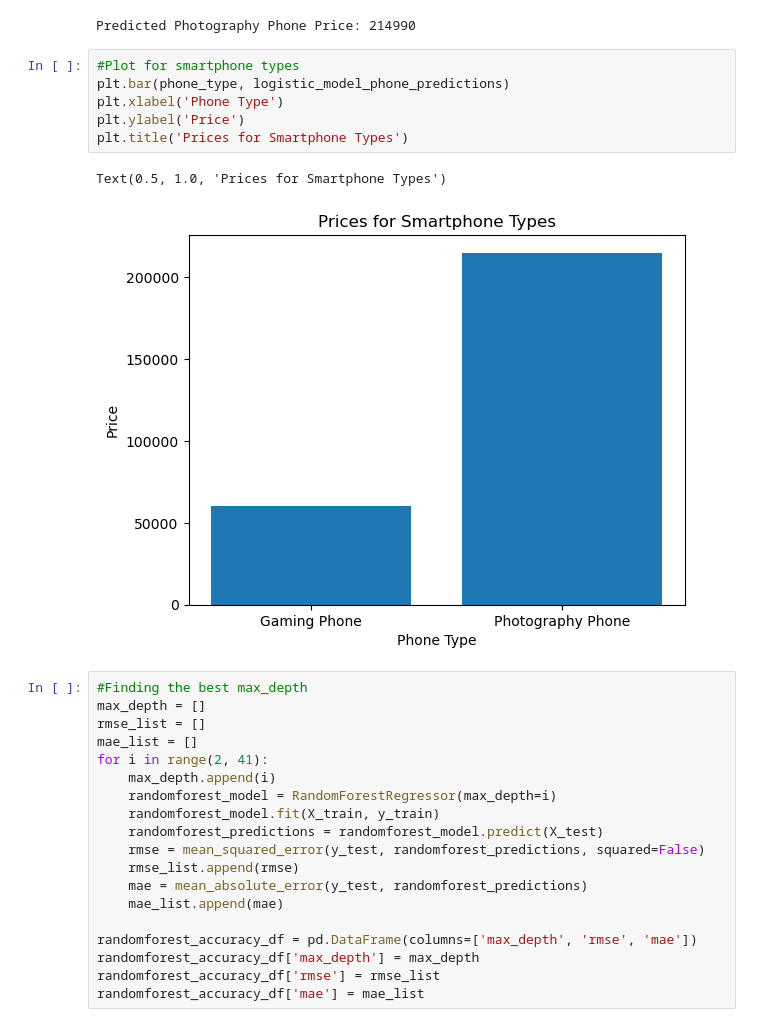
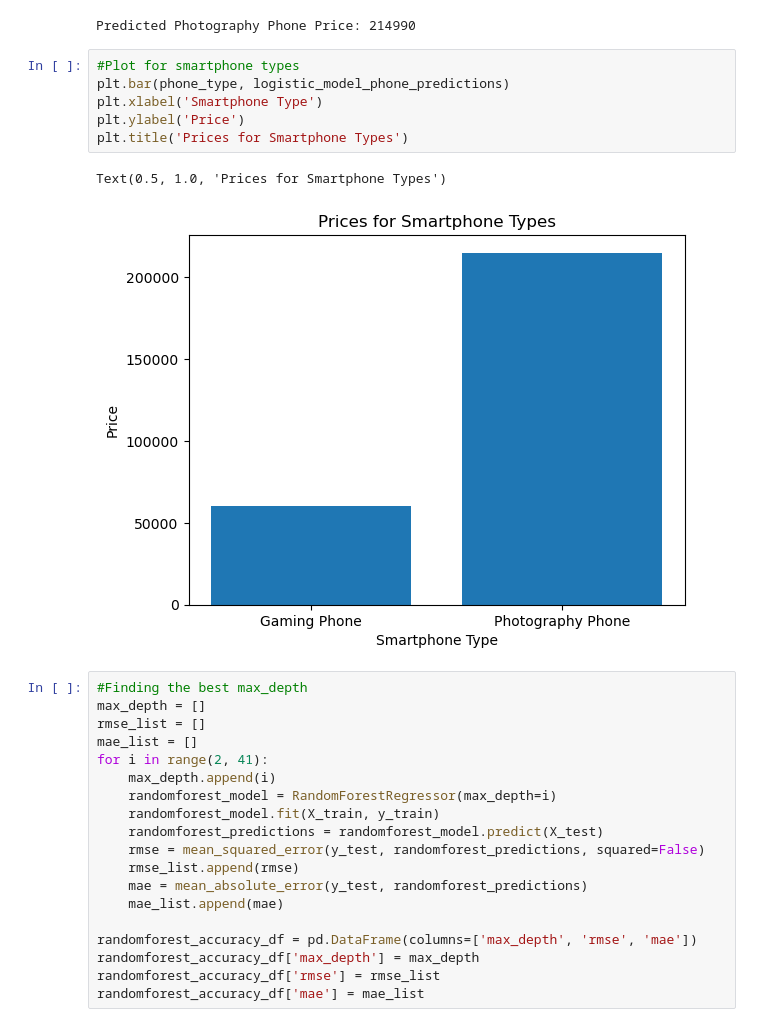
Before and after one commit to JasonRahimi2/INST414_Project, a Jupyter notebook: SemesterProjectINST414.ipynb, the cells around one changed output. Drawn from its saved outputs; the diff is of its cells as text.

```diff
--- a/SemesterProjectINST414.ipynb
+++ b/SemesterProjectINST414.ipynb
@@ -347,15 +347,15 @@ logistic_model_phone_predictions.append(logistic_model_photography_phone_predict
 print(f'Predicted Photography Phone Price: {logistic_model_photography_phone_prediction[0]}')
 # %% [output]
 Predicted Photography Phone Price: 214990
-# %%
-#Plot for smartphone types
-plt.bar(phone_type, logistic_model_phone_predictions)
-plt.xlabel('Phone Type')
-plt.ylabel('Price')
-plt.title('Prices for Smartphone Types')
-# %% [output]
-Text(0.5, 1.0, 'Prices for Smartphone Types')
-[figure, removed]
+# %%
+#Plot for smartphone types
+plt.bar(phone_type, logistic_model_phone_predictions)
+plt.xlabel('Smartphone Type')
+plt.ylabel('Price')
+plt.title('Prices for Smartphone Types')
+# %% [output]
+Text(0.5, 1.0, 'Prices for Smartphone Types')
+[figure, added]
 # %%
 #Finding the best max_depth
 max_depth = []
```
Also changed, not shown: parts of 16 cells of this notebook.
